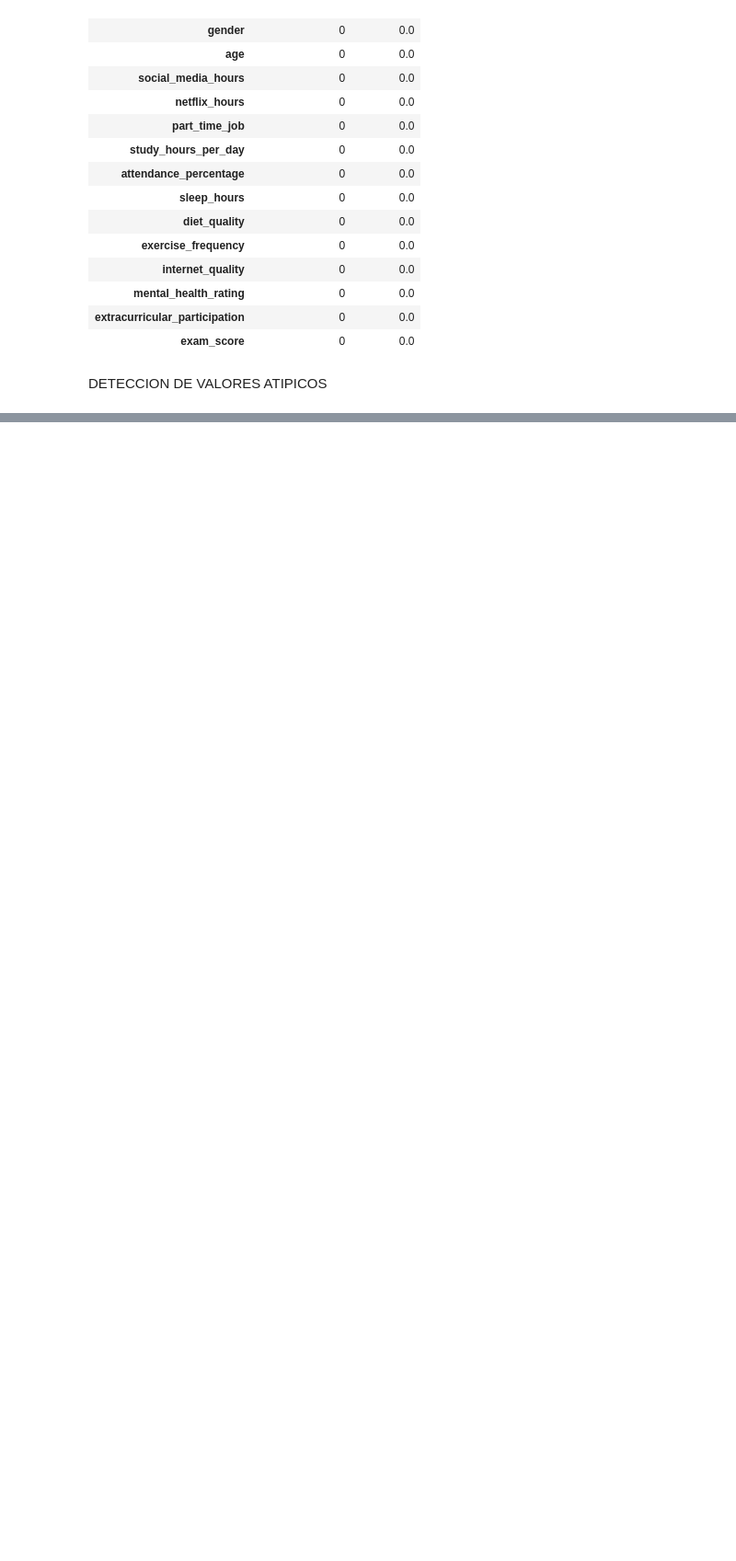
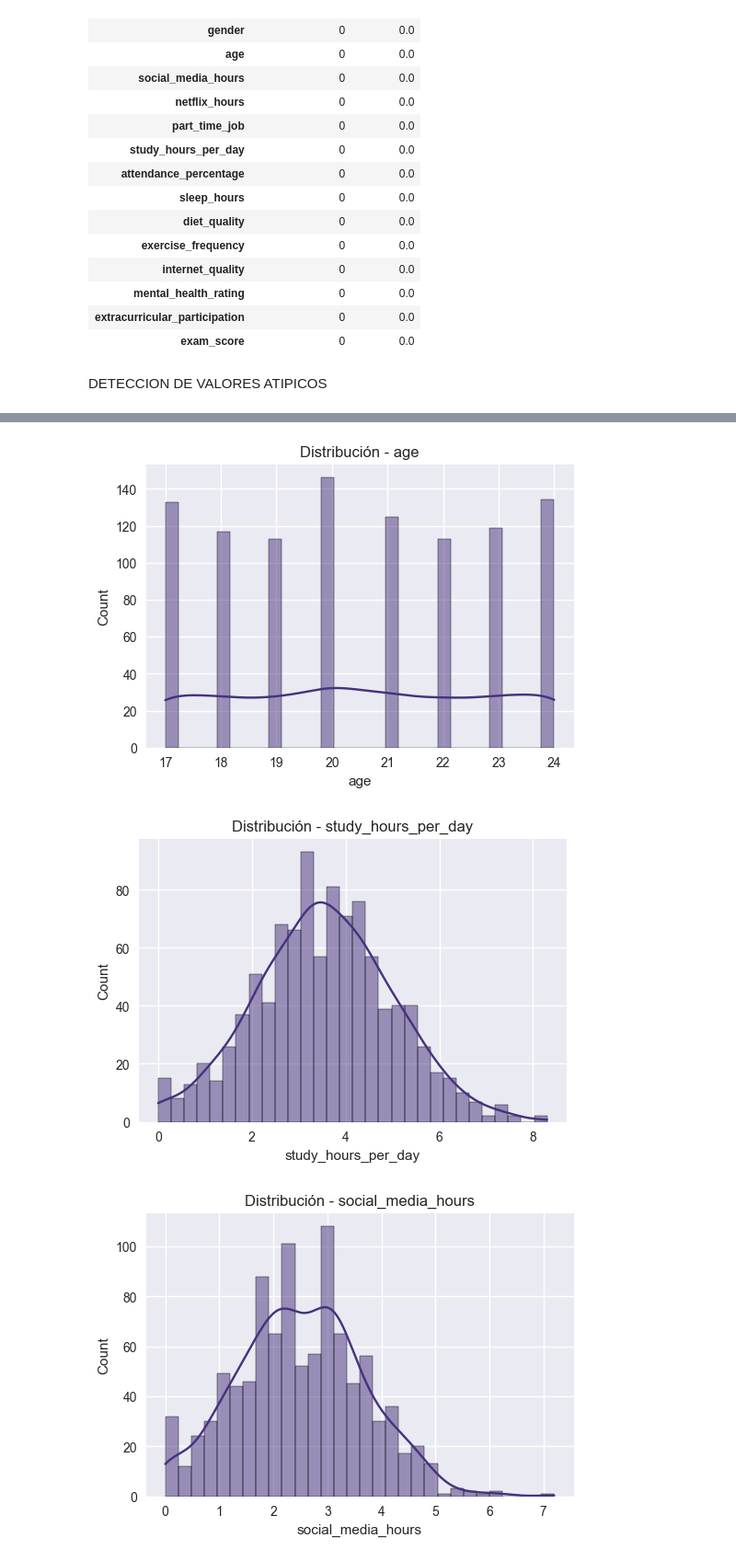
Before and after one commit to JuanDiego24/Entregable_AnalisisDatos, a Jupyter notebook: exploracion/EDA.ipynb, the cells around one changed output, grey strips where cells are left out. Shown: that part at 92% size. Cells and saved outputs as stored; diff of their text form; code cells hidden in the pictures; blank space fills up the shorter version.

```diff
--- a/exploracion/EDA.ipynb
+++ b/exploracion/EDA.ipynb
@@ -101,0 +116,10 @@ print("Número de outliers detectados por variable (Z-score > 3):\n", outliers)
+# %%
+for col in numeric_cols:
+    plt.figure(figsize=(6,4))
+    sns.histplot(df[col], kde=True, bins=30)
+    plt.title(f"Distribución - {col}")
+    plt.show()
+# %% [output]
+[figure, added]
+[figure, added]
+[figure, added]
```
Also changed, not shown: parts of 3 cells of this notebook.
